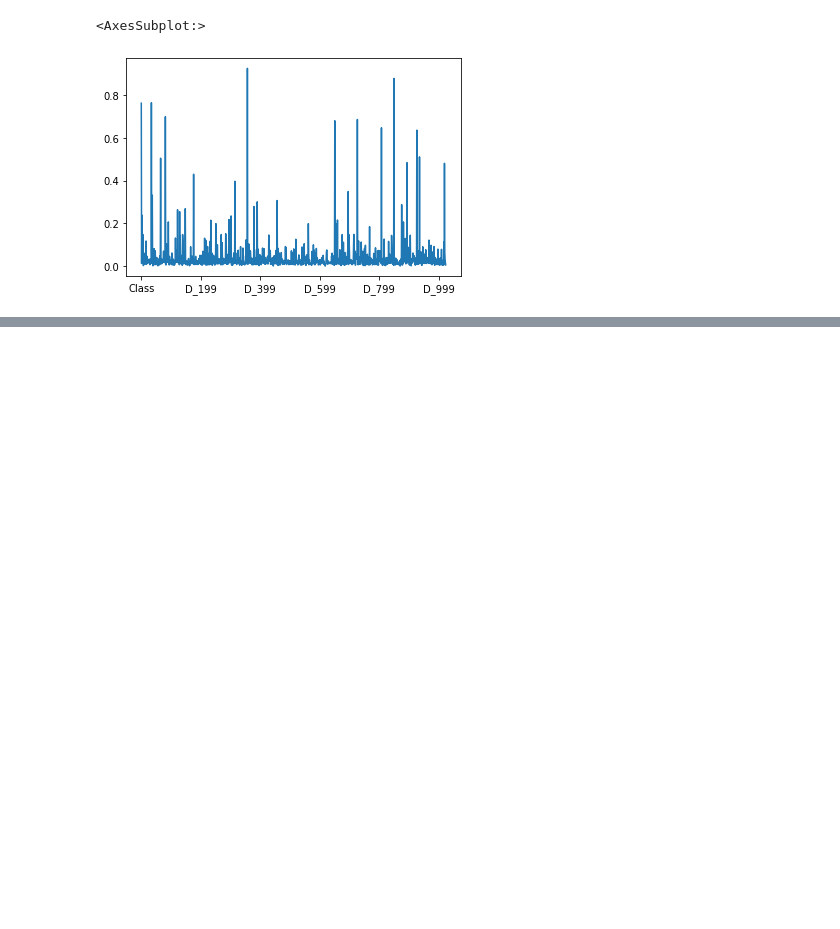
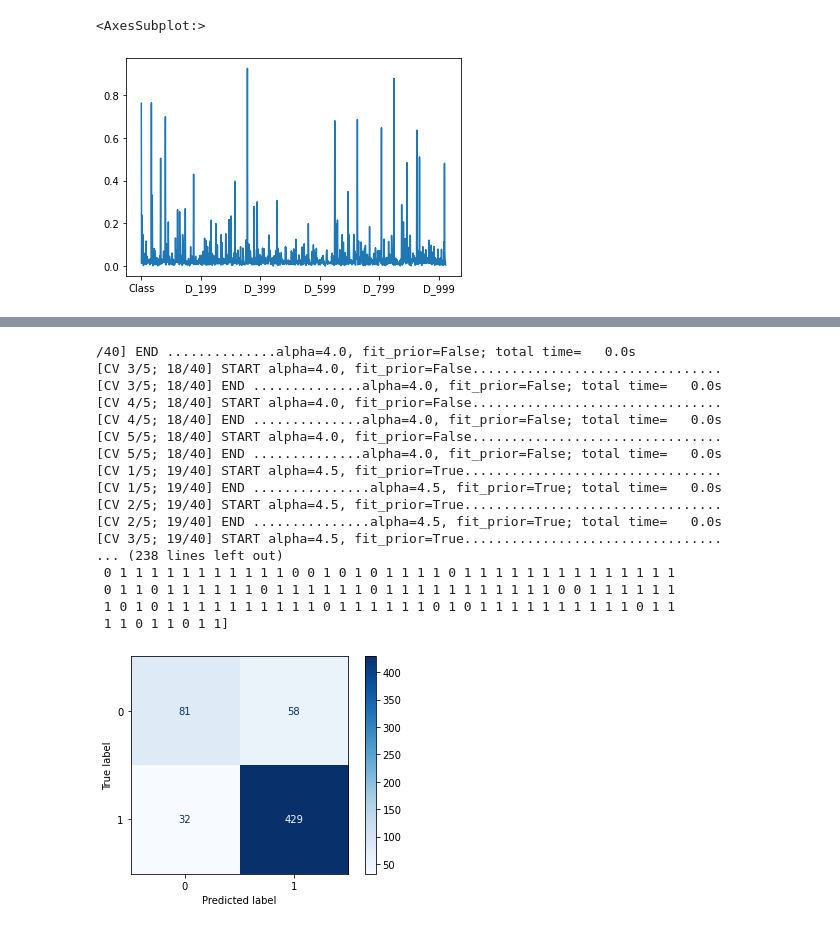
Before and after one commit to PhilipMottershead/CSM6420, a Jupyter notebook: Kaggle-Compettion/Sandbox.ipynb, the cells around one changed output, grey strips where cells are left out. Saved outputs shown, nothing was run; the diff lists cells and outputs as text; code cells hidden in the pictures; blank space fills up the shorter version.

```diff
--- a/Kaggle-Compettion/Sandbox.ipynb
+++ b/Kaggle-Compettion/Sandbox.ipynb
@@ -54,14 +54,11 @@ train.mean(axis=0).plot()
 <AxesSubplot:>
 [figure]
 # %%
+
+
 y = train['Class']
-print(y)
-values = y.value_counts().keys().tolist()
-counts = y.value_counts().tolist()
-print(values)
-print(counts)
-X =  train.drop(['Class'], axis=1)
-X_train, X_test, y_train, y_test = train_test_split(X, y, test_size=0.60, stratify=y)
+X = train.drop('Class',axis=1)
+X_train, X_test, y_train, y_test = train_test_split(X, y, test_size=0.60)
 
 values = y_train.value_counts().keys().tolist()
 counts = y_train.value_counts().tolist()
@@ -135,3 +82,71 @@ weighted avg       0.87      0.86      0.85       600
+# %%
+from sklearn.ensemble import RandomForestClassifier,BaggingClassifier
+from sklearn import svm
+from sklearn.svm import SVC
+
+from sklearn.naive_bayes import GaussianNB, ComplementNB,MultinomialNB, BernoulliNB,CategoricalNB
+from sklearn.metrics import classification_report, confusion_matrix, plot_confusion_matrix
+from sklearn.neural_network import MLPClassifier
+from sklearn.neighbors import KNeighborsClassifier
+from sklearn.ensemble import AdaBoostClassifier
+from sklearn.ensemble import GradientBoostingClassifier
+from sklearn.ensemble import GradientBoostingRegressor
+from sklearn.model_selection import GridSearchCV, RandomizedSearchCV
+
+from sklearn.linear_model import LinearRegression
+from sklearn import linear_model
+from time import time
+
+# clf = MLPClassifier(solver='lbfgs', alpha=1e-5, hidden_layer_sizes=(, 2), random_state=1)
+# clf = BaggingClassifier(KNeighborsClassifier(),max_samples=0.5, max_features=0.5)
+# clf = AdaBoostClassifier(n_estimators=100)
+# clf = GradientBoostingClassifier(n_estimators=100, learning_rate=1.0,max_depth=1, random_state=0)
+# clf = RandomForestClassifier(n_estimators=100)
+clf = BernoulliNB(alpha= 0.5, fit_prior=True)
+
+C_range = np.arange(-1000,1000,1)
+gamma_range = np.arange(-1000,1000,1)
+param_grid = dict(alpha=np.arange(0.0,10.0,0.5),fit_prior=[True,False])
+# Your code here
+start = time()
+
+rand = GridSearchCV(clf, param_grid,verbose=10)
+rand.fit(X_train, y_train)
+print("The best parameters are %s with a score of %0.2f"
+     % (rand.best_params_, rand.best_score_))
+# clf = svm.SVC(probability=True)
+clf.fit(X_train, y_train)
+y_test_pred = clf.predict(X_test)
+
+# Check the confusion matrix
+disp = plot_confusion_matrix(clf, X_test, y_test,
+                                 display_labels=None,
+                                 cmap=plt.cm.Blues)
+
+# Just get a classification report.
+print(classification_report(y_test, y_test_pred))
+, stratify=y)
+
+print(y_test_pred)
+# %% [output]
+/40] END ..............alpha=4.0, fit_prior=False; total time=   0.0s
+[CV 3/5; 18/40] START alpha=4.0, fit_prior=False................................
+[CV 3/5; 18/40] END ..............alpha=4.0, fit_prior=False; total time=   0.0s
+[CV 4/5; 18/40] START alpha=4.0, fit_prior=False................................
+[CV 4/5; 18/40] END ..............alpha=4.0, fit_prior=False; total time=   0.0s
+[CV 5/5; 18/40] START alpha=4.0, fit_prior=False................................
+[CV 5/5; 18/40] END ..............alpha=4.0, fit_prior=False; total time=   0.0s
+[CV 1/5; 19/40] START alpha=4.5, fit_prior=True.................................
+[CV 1/5; 19/40] END ...............alpha=4.5, fit_prior=True; total time=   0.0s
+[CV 2/5; 19/40] START alpha=4.5, fit_prior=True.................................
+[CV 2/5; 19/40] END ...............alpha=4.5, fit_prior=True; total time=   0.0s
+[CV 3/5; 19/40] START alpha=4.5, fit_prior=True.................................
+... (238 lines left out)
+ 0 1 1 1 1 1 1 1 1 1 1 1 0 0 1 0 1 0 1 1 1 1 0 1 1 1 1 1 1 1 1 1 1 1 1 1 1
+ 0 1 1 0 1 1 1 1 1 1 0 1 1 1 1 1 1 0 1 1 1 1 1 1 1 1 1 1 1 0 0 1 1 1 1 1 1
+ 1 0 1 0 1 1 1 1 1 1 1 1 1 1 0 1 1 1 1 1 1 0 1 0 1 1 1 1 1 1 1 1 1 1 0 1 1
+ 1 1 0 1 1 0 1 1]
+[figure, added]
 # %%
 test = pd.read_csv("test.csv", index_col=0)
 y_pred = clf.predict(test.values)
```
Also changed, not shown: parts of 9 cells of this notebook, 13 other files.
